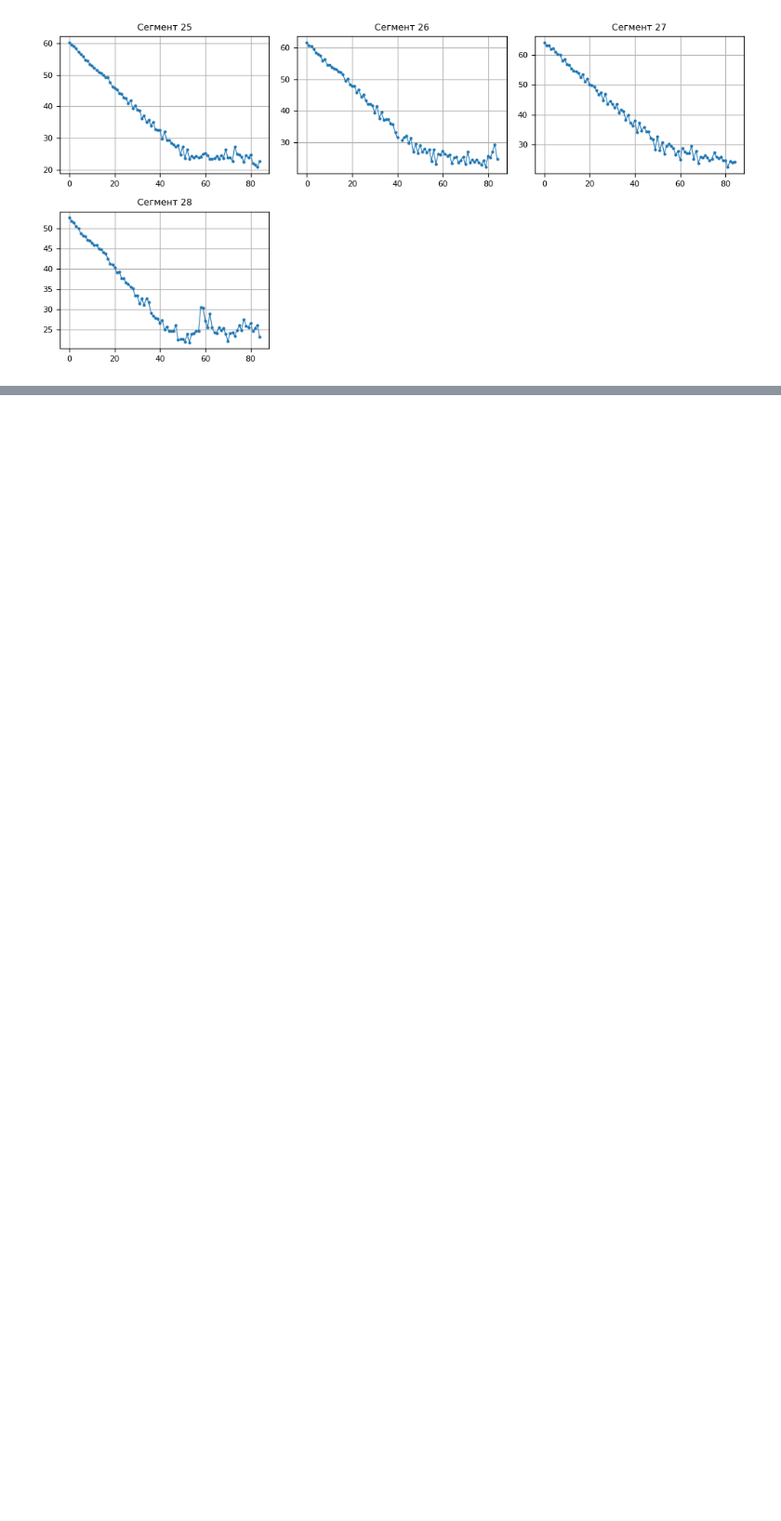
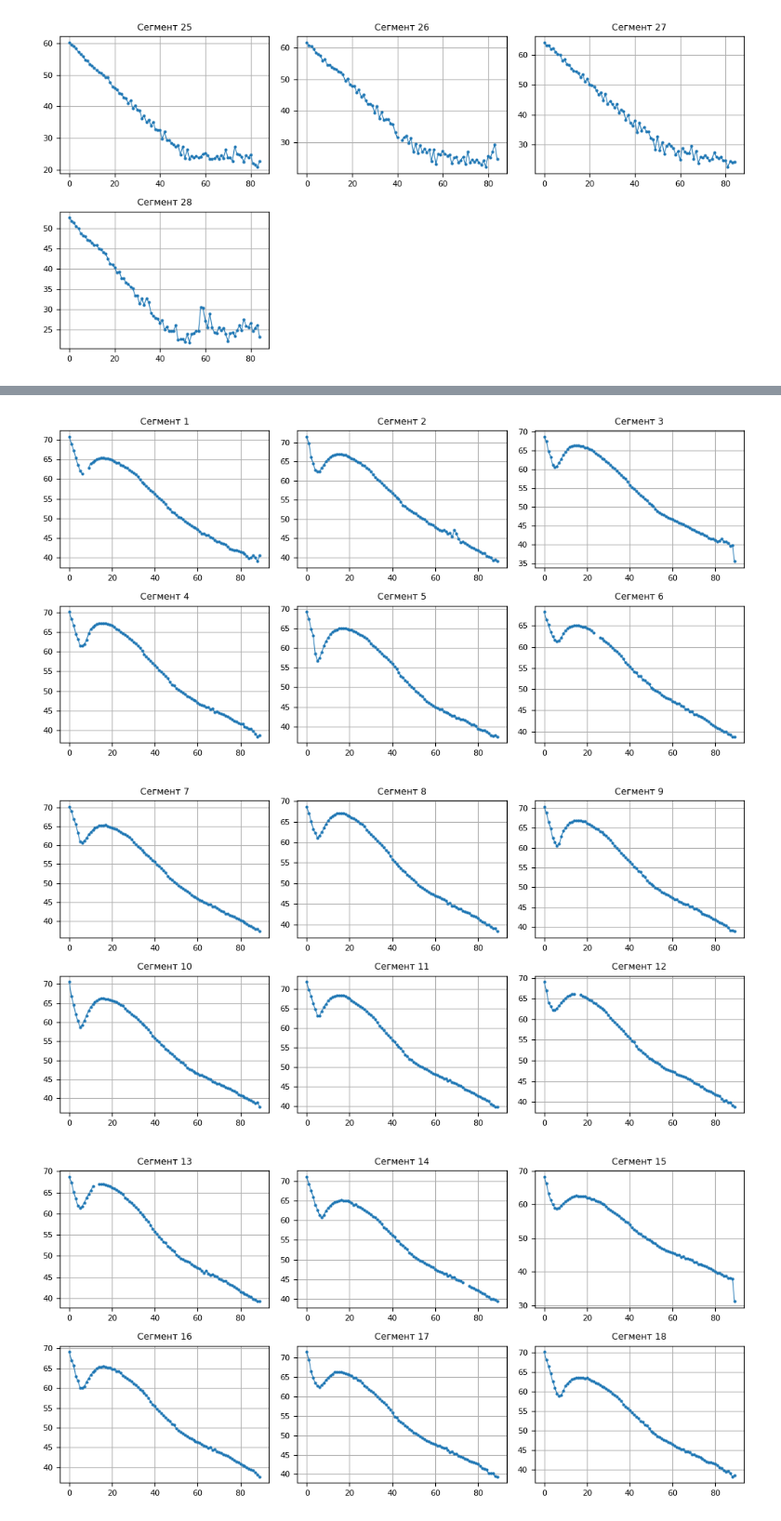
Before and after one commit to ArtemSivozdraw/Big_bata_pr_6, a Jupyter notebook: main.ipynb, the cells around one changed output, grey strips where cells are left out. Shown at 93% size. Cells and saved outputs as stored; diff of their text form; code cells hidden in the pictures; blank space fills up the shorter version.

```diff
--- a/main.ipynb
+++ b/main.ipynb
@@ -153,3 +214,6 @@ draw_wave_list(segments)
 [figure]
 [figure]
 [figure]
+# %%
+note_graph+=segments
+note_code += [4]*len(segments)
@@ -165,3 +231,6 @@ draw_wave_list(segments)
 [figure]
 [figure]
 [figure]
+# %%
+note_graph+=segments
+note_code += [5]*len(segments)
@@ -177,3 +248,8 @@ draw_wave_list(segments)
 [figure]
 [figure]
 [figure]
+# %%
+note_graph+=segments
+note_code += [6]*len(segments)
+# %%
+note_graph = interpolate_waves(note_graph,90)
@@ -179,0 +258,6 @@ draw_wave_list(segments)
+# %%
+draw_wave_list(note_graph)
+# %% [output]
+[figure, added]
+[figure, added]
+[figure, added]
```
Also changed, not shown: parts of 32 cells of this notebook.
